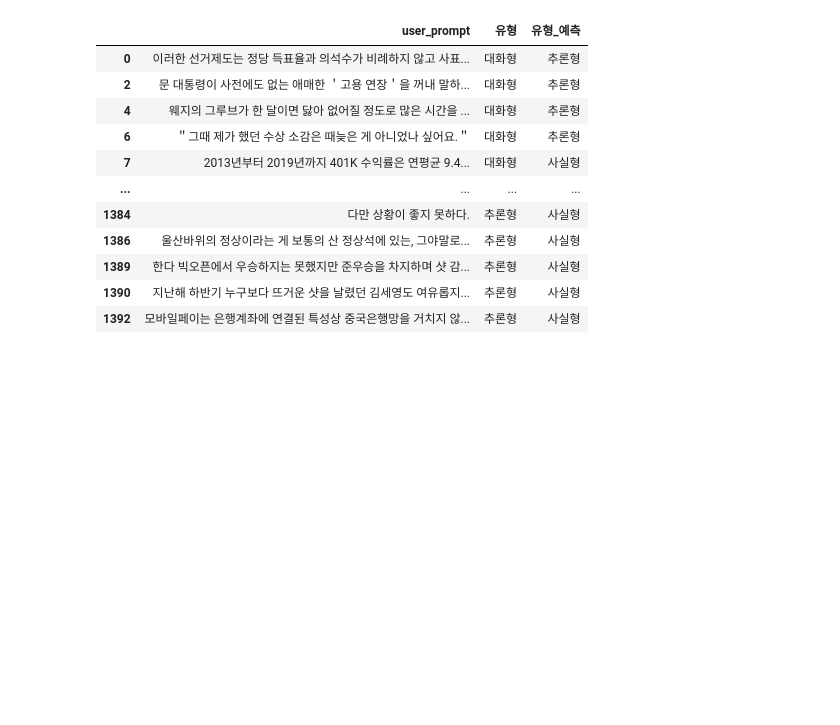
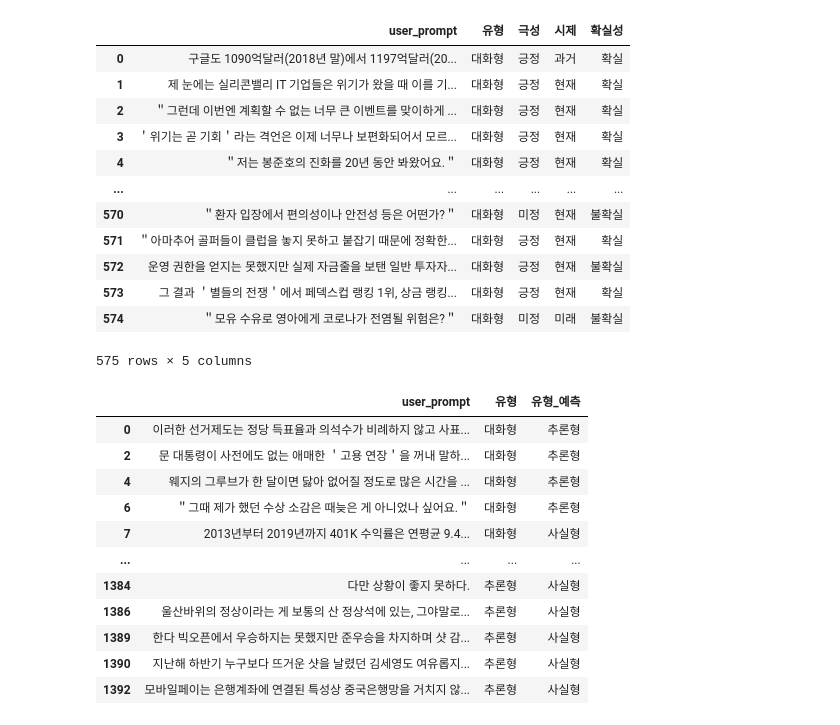
Before and after one commit to SangMin4973/KT_Prompt, a Jupyter notebook: data.ipynb, the cells around one changed output. Saved outputs shown, nothing was run; the diff lists cells and outputs as text; code cells hidden in the pictures; blank space fills up the shorter version.

```diff
--- a/data.ipynb
+++ b/data.ipynb
@@ -67,3 +57,20 @@ df_유형 = df_유형[df_유형["유형"] != df_유형["유형_예측"]]
 df_극성 = df_극성[df_극성["극성"] != df_극성["극성_예측"]]
 df_시제 = df_시제[df_시제["시제"] != df_시제["시제_예측"]]
 df_확실성 = df_확실성[df_확실성["확실성"] != df_확실성["확실성_예측"]]
+# %%
+a = pd.read_csv("대화형.csv")
+a
+# %% [output]
+|  | user_prompt | 유형 | 극성 | 시제 | 확실성 |
+| 0 | 구글도 1090억달러(2018년 말)에서 1197억달러(20... | 대화형 | 긍정 | 과거 | 확실 |
+| 1 | 제 눈에는 실리콘밸리 IT 기업들은 위기가 왔을 때 이를 기... | 대화형 | 긍정 | 현재 | 확실 |
+| 2 | ＂그런데 이번엔 계획할 수 없는 너무 큰 이벤트를 맞이하게 ... | 대화형 | 긍정 | 현재 | 확실 |
+| 3 | ＇위기는 곧 기회＇라는 격언은 이제 너무나 보편화되어서 모르... | 대화형 | 긍정 | 현재 | 확실 |
+| 4 | ＂저는 봉준호의 진화를 20년 동안 봐왔어요.＂ | 대화형 | 긍정 | 현재 | 확실 |
+| ... | ... | ... | ... | ... | ... |
+| 570 | ＂환자 입장에서 편의성이나 안전성 등은 어떤가?＂ | 대화형 | 미정 | 현재 | 불확실 |
+| 571 | ＂아마추어 골퍼들이 클럽을 놓지 못하고 붙잡기 때문에 정확한... | 대화형 | 긍정 | 현재 | 확실 |
+| 572 | 운영 권한을 얻지는 못했지만 실제 자금줄을 보탠 일반 투자자... | 대화형 | 긍정 | 현재 | 불확실 |
+| 573 | 그 결과 ＇별들의 전쟁＇에서 페덱스컵 랭킹 1위, 상금 랭킹... | 대화형 | 긍정 | 현재 | 확실 |
+| 574 | ＂모유 수유로 영아에게 코로나가 전염될 위험은?＂ | 대화형 | 미정 | 미래 | 불확실 |
+575 rows × 5 columns
```
Also changed, not shown: parts of 7 cells of this notebook, 11 other files.
